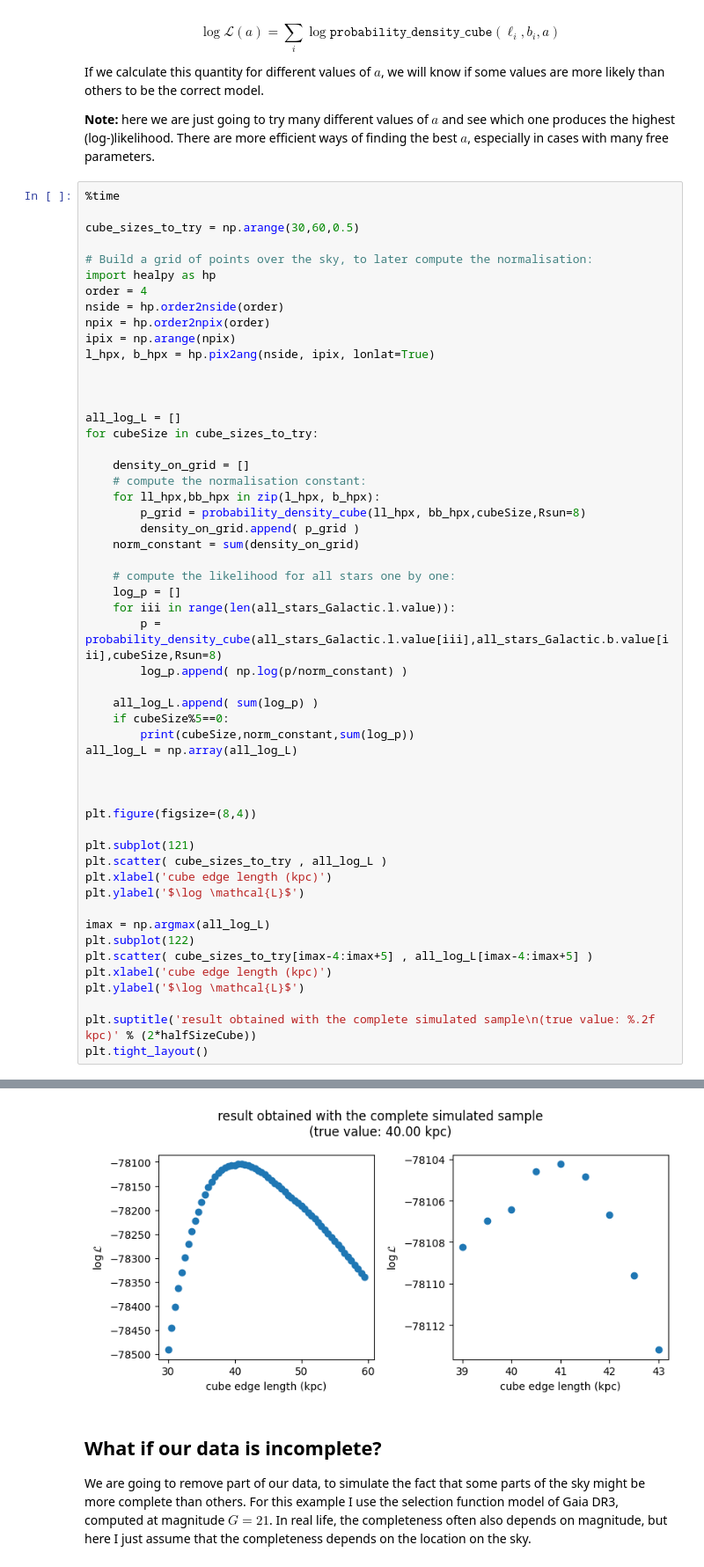
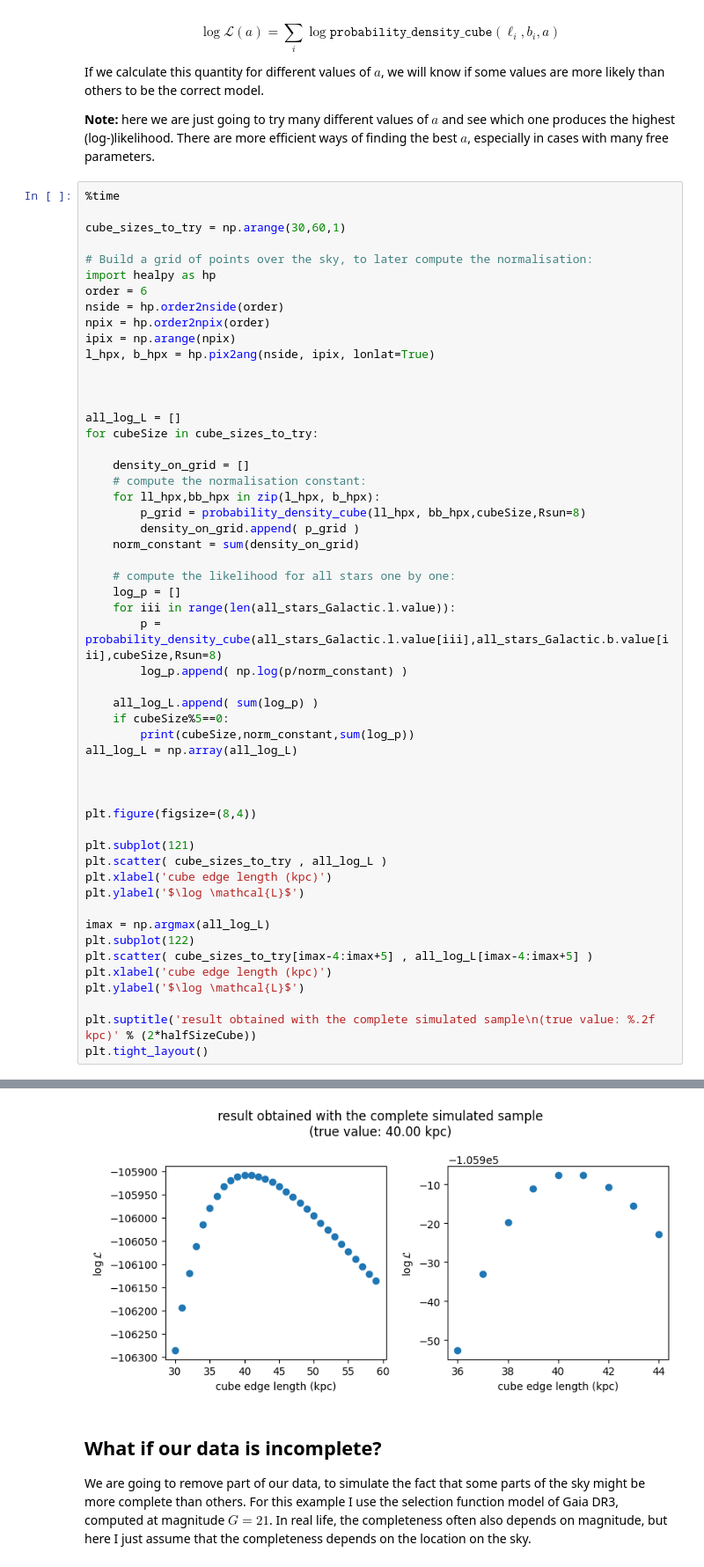
Before and after one commit to gaia-unlimited/gaiaunlimited, a Jupyter notebook: docs/notebooks/cube_galaxy_sky.ipynb, the cells around one changed output, grey strips where cells are left out. Shown at 88% size. Cells and saved outputs as stored; diff of their text form.

Commit message:
better cube normalisation

```diff
--- a/docs/notebooks/cube_galaxy_sky.ipynb
+++ b/docs/notebooks/cube_galaxy_sky.ipynb
@@ -246,11 +242,11 @@ If we calculate this quantity for different values of $a$, we will know if some
 # %%
 %time
 
-cube_sizes_to_try = np.arange(30,60,0.5)
+cube_sizes_to_try = np.arange(30,60,1)
 
 # Build a grid of points over the sky, to later compute the normalisation:
 import healpy as hp
-order = 4
+order = 6
 nside = hp.order2nside(order)
 npix = hp.order2npix(order)
 ipix = np.arange(npix)
@@ -308,4 +304,4 @@ Wall time: 5.72 µs
-[figure, old version]
+[figure, new version]
 # %% [markdown]
 ## What if our data is incomplete?
 
```
Also changed, not shown: parts of 11 cells of this notebook.
